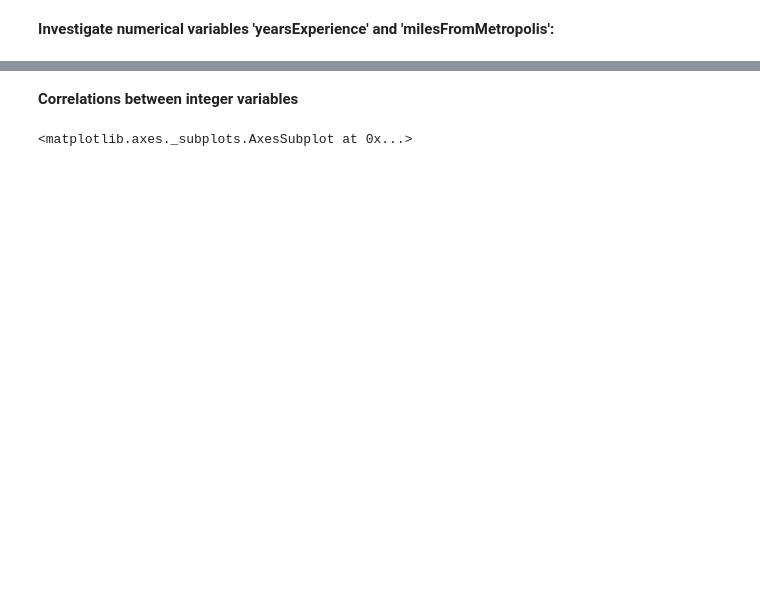
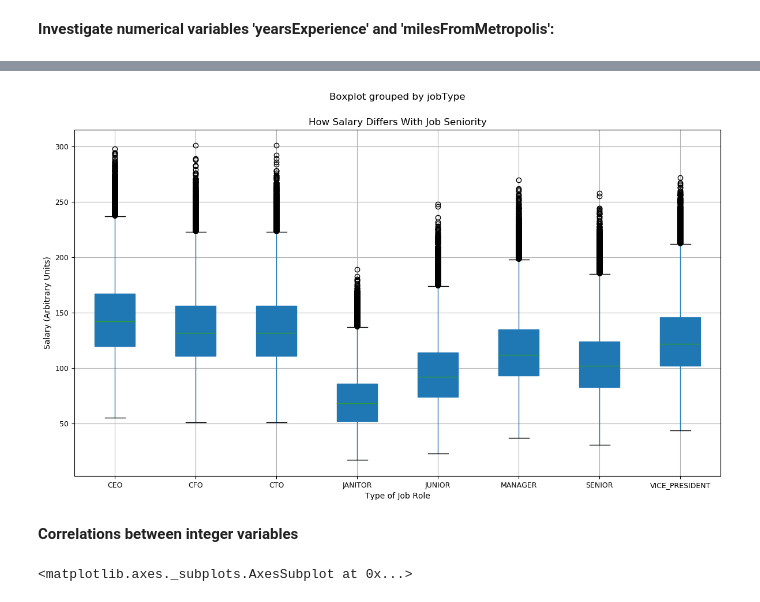
Before and after one commit to Taimur-Shabbir/salary-prediction, a Jupyter notebook: Notebook.ipynb, the cells around one changed output, grey strips where cells are left out. Drawn from its saved outputs; the diff is of its cells as text; code cells hidden in the pictures; blank space fills up the shorter version.

```diff
--- a/Notebook.ipynb
+++ b/Notebook.ipynb
@@ -242,0 +334,2 @@ On the other hand, there are a few jobs available in Metropolis (0 miles away fr
+# %%
+jobType_df = data_combined.loc[:, ['jobType', 'salary']]
@@ -243,3 +350,17 @@ On the other hand, there are a few jobs available in Metropolis (0 miles away fr
+# %%
+jobType_df.boxplot(by="jobType",
+                   column="salary",
+                   patch_artist = True,
+                   showfliers = True,
+                   figsize = (14, 8))
+
+plt.title('How Salary Differs With Job Seniority')
+plt.ylabel('Salary (Arbitrary Units)')
+plt.xlabel('Type of Job Role')
+plt.tick_params(axis = 'both', which = 'major', labelsize = 9)
+plt.show()
+# %% [output]
+[figure, added]
 # %% [markdown]
 **Correlations between integer variables**
 # %%
```
Also changed, not shown: parts of 46 cells of this notebook.
